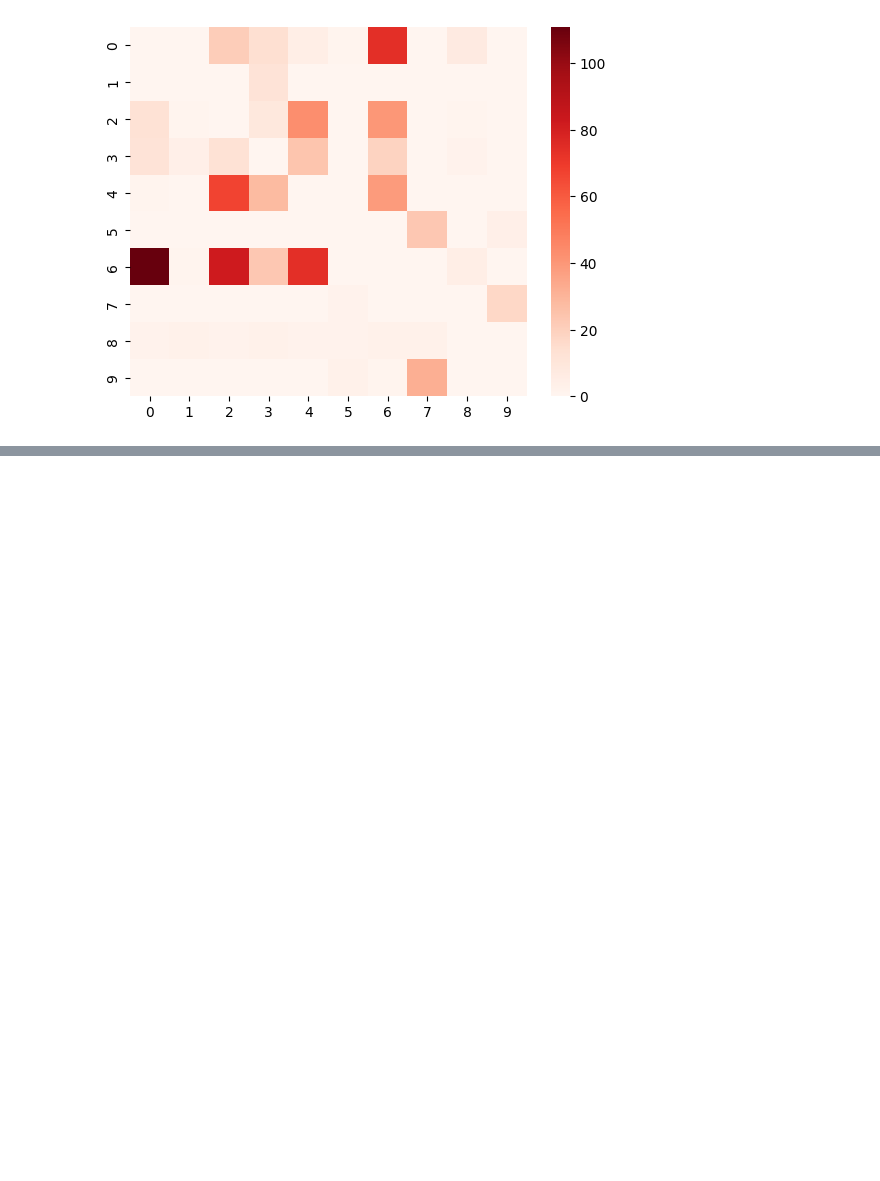
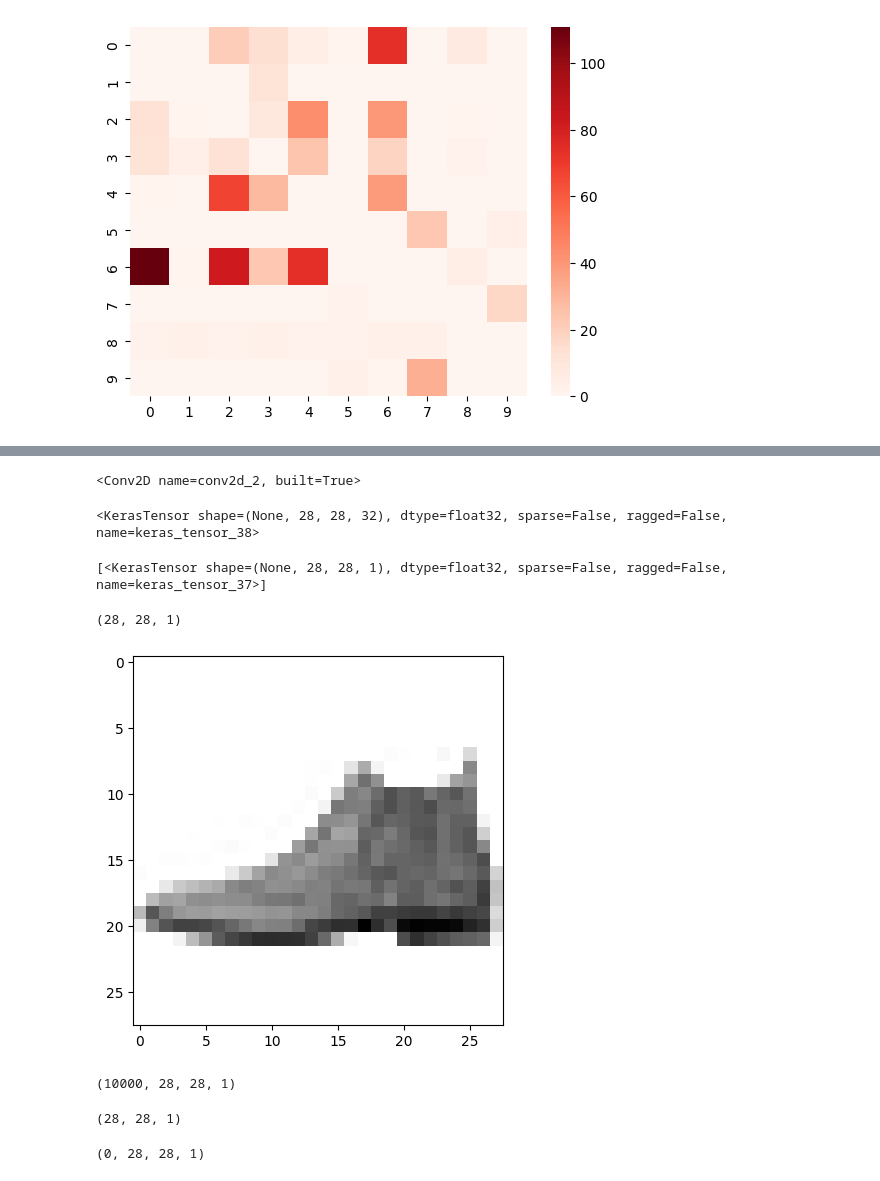
Before and after one commit to JakeOh/202605_BD57, a Jupyter notebook: lab_ml/ml18_cnn.ipynb, the cells around one changed output, grey strips where cells are left out. Cells and saved outputs as stored; diff of their text form; code cells hidden in the pictures; blank space fills up the shorter version.

```diff
--- a/lab_ml/ml18_cnn.ipynb
+++ b/lab_ml/ml18_cnn.ipynb
@@ -616,0 +634,12 @@ plt.show()
+# %%
+model.layers[0]  #> CNN 모델의 첫번째 층 - Conv2D
+# %% [output]
+<Conv2D name=conv2d_2, built=True>
+# %%
+model.layers[0].output  #> 첫번째 Conv2D 층의 출력은 (28, 28) 모양의 이미지 32장으로 해석.
+# %% [output]
+<KerasTensor shape=(None, 28, 28, 32), dtype=float32, sparse=False, ragged=False, name=keras_tensor_38>
+# %%
+model.inputs  #> CNN의 입력 층
+# %% [output]
+[<KerasTensor shape=(None, 28, 28, 1), dtype=float32, sparse=False, ragged=False, name=keras_tensor_37>]
@@ -616,0 +649,21 @@ plt.show()
+# %%
+x_test_sc[0].shape
+# %% [output]
+(28, 28, 1)
+# %%
+plt.imshow(x_test_sc[0].reshape((28, 28)), cmap=plt.cm.binary)
+plt.show()
+# %% [output]
+[figure, added]
+# %%
+x_test_sc.shape  #> 4D
+# %% [output]
+(10000, 28, 28, 1)
+# %%
+x_test_sc[0].shape  #> 3D
+# %% [output]
+(28, 28, 1)
+# %%
+x_test_sc[:0].shape  #> 4D
+# %% [output]
+(0, 28, 28, 1)
```
Also changed, not shown: parts of 7 cells of this notebook.
